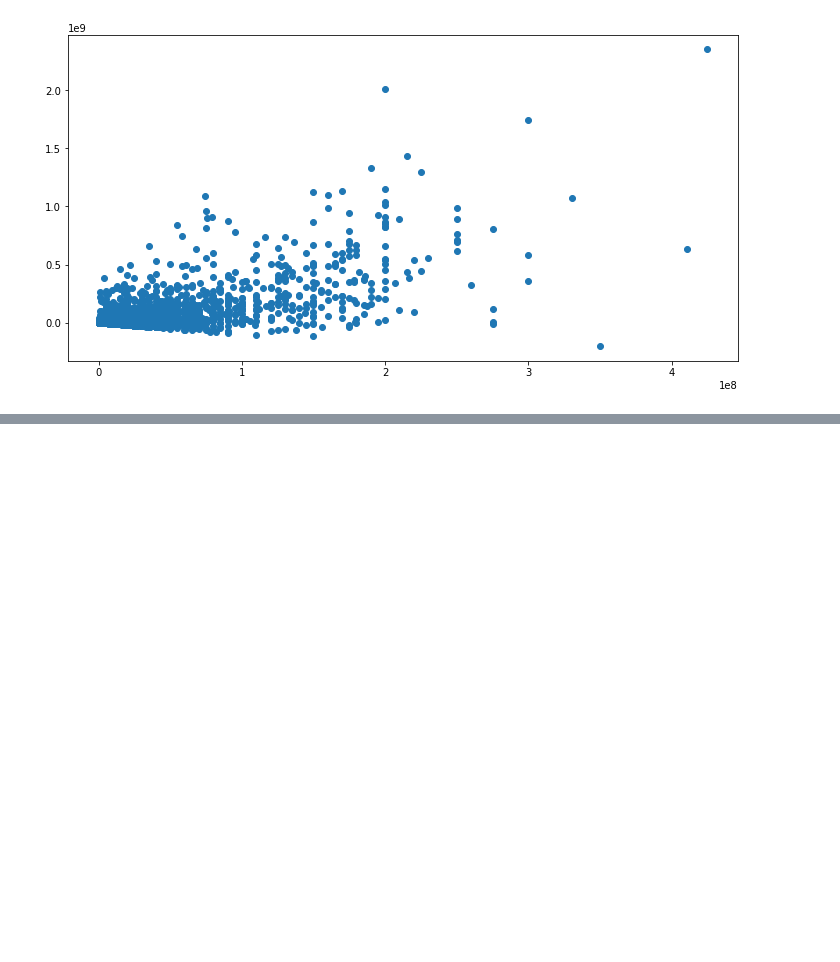
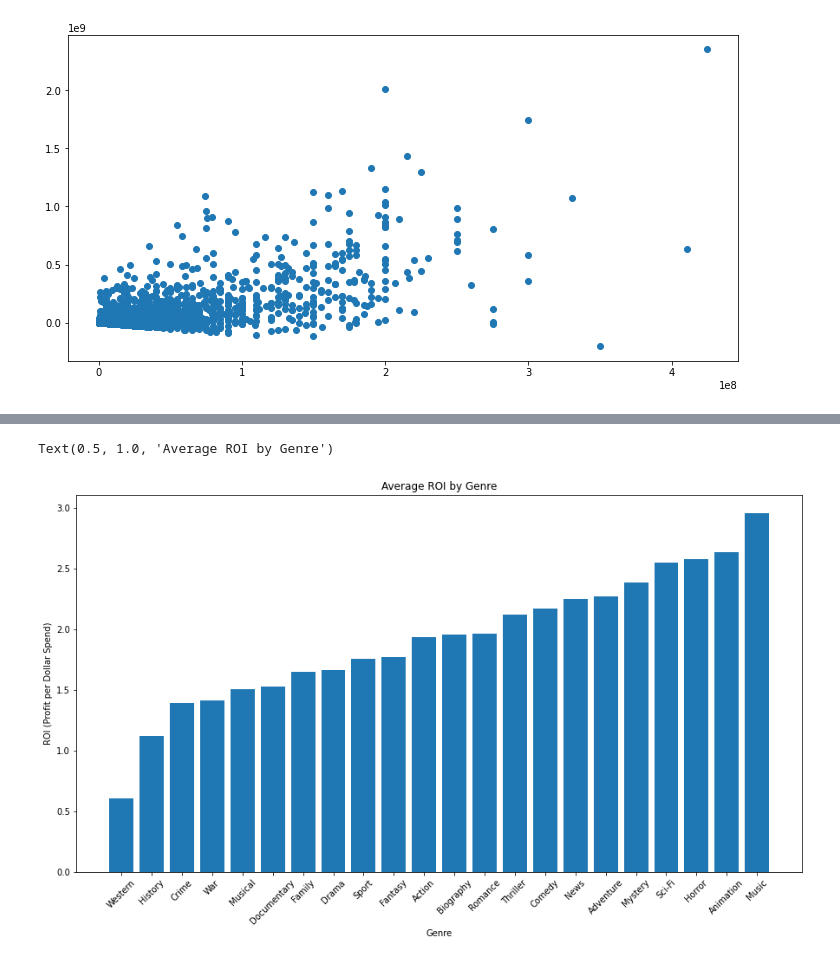
Before and after one commit to learn-co-curriculum/dsc-phase-1-project-v2-4, a Jupyter notebook: jeffsploration.ipynb, the cells around one changed output, grey strips where cells are left out. Drawn from its saved outputs; the diff is of its cells as text; code cells hidden in the pictures; blank space fills up the shorter version.

Commit message:
Finished bar charts on ROI and Profitability

```diff
--- a/jeffsploration.ipynb
+++ b/jeffsploration.ipynb
@@ -413,3 +426,10 @@ ax.scatter(x,y)
 # %% [output]
 <matplotlib.collections.PathCollection at 0x...>
 [figure]
+# %%
+merged_df['ROI_ratio'] = merged_df.Profitability / merged_df.production_budget
+# %%
+dfb = pd.DataFrame(merged_df.production_budget)
+for i,x in enumerate(genres):
+    dfb[x] = merged_df[x] * merged_df.production_budget
+dfb
@@ -415,0 +450,5 @@ ax.scatter(x,y)
+# %%
+dfp = pd.DataFrame(merged_df.Profitability)
+for i,x in enumerate(genres):
+    dfp[x] = merged_df[x] * merged_df.Profitability
+dfp
@@ -415,0 +471,20 @@ ax.scatter(x,y)
+# %%
+profits = dfp.sum(axis=0)[1:]
+costs = dfb.sum(axis=0)[1:]
+
+vals = pd.Series(profits.values / costs.values)
+
+df_chart = pd.DataFrame(genres,columns=['genres'])
+df_chart['average_ROI'] = vals
+df_chart = df_chart.sort_values(by = 'average_ROI')
+x =  df_chart.genres
+y = df_chart.average_ROI
+fig,ax=plt.subplots(figsize=(15,8))
+plt.xticks(rotation = 45)
+ax.bar(x,y)
+ax.set_xlabel('Genre')
+ax.set_ylabel('ROI (Profit per Dollar Spend)')
+ax.set_title('Average ROI by Genre')
+# %% [output]
+Text(0.5, 1.0, 'Average ROI by Genre')
+[figure, added]
```
Also changed, not shown: parts of 15 cells of this notebook, 1 other file.
